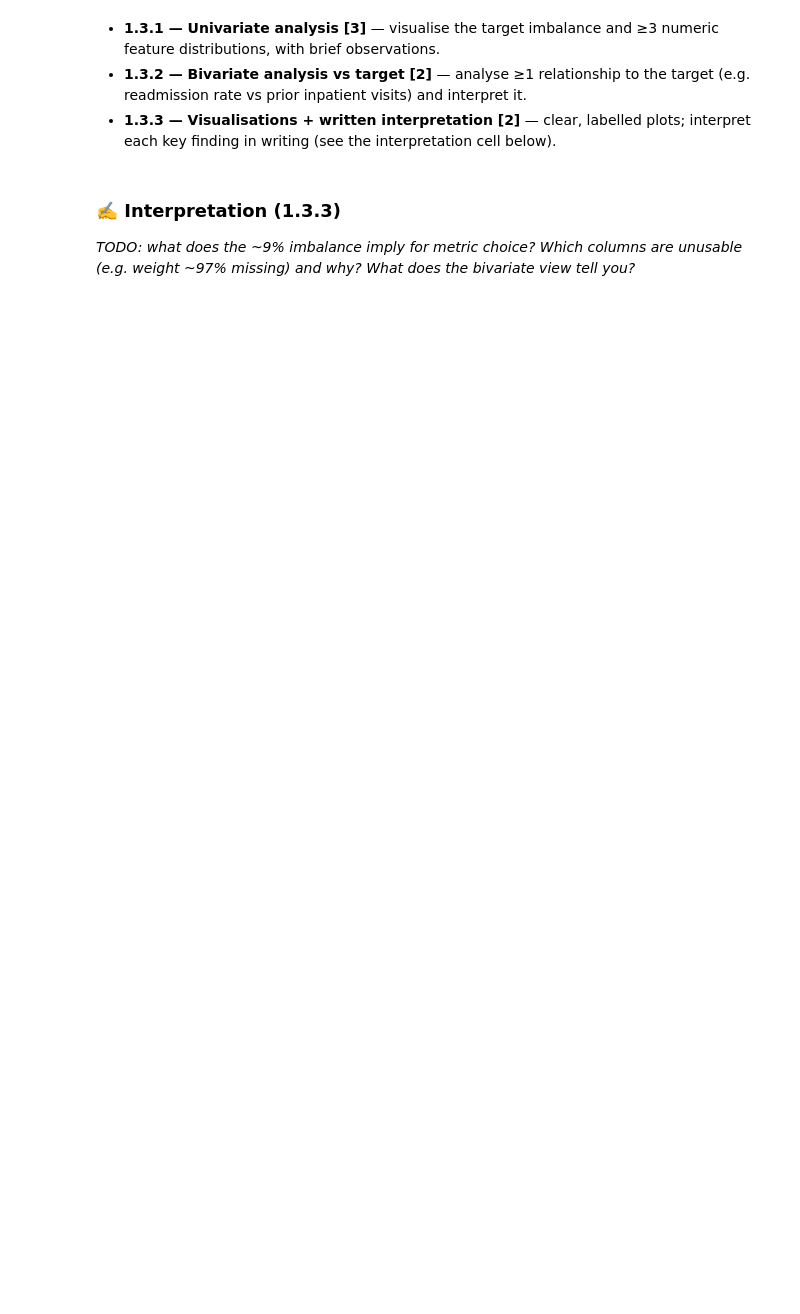
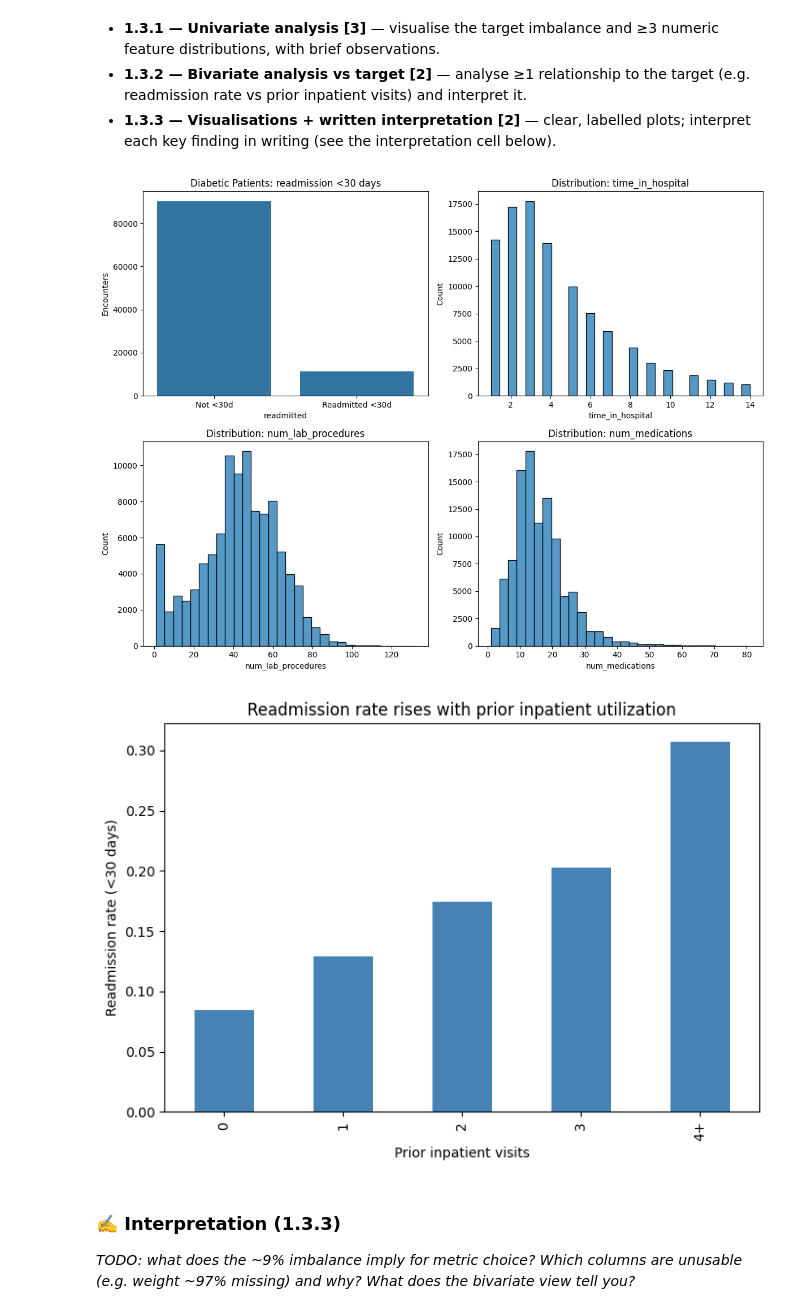
Before and after one commit to junghoona/hospital-readmission-prediction, a Jupyter notebook: Data_Preparation.ipynb, the cells around one changed output. Drawn from its saved outputs; the diff is of its cells as text; code cells hidden in the pictures; blank space fills up the shorter version.

```diff
--- a/Data_Preparation.ipynb
+++ b/Data_Preparation.ipynb
@@ -112,9 +122,39 @@ Columns removed by clean(): ['acetohexamide', 'citoglipton', 'encounter_id', 'ex
 - **1.3.2 — Bivariate analysis vs target [2]** — analyse ≥1 relationship to the target (e.g. readmission rate vs prior inpatient visits) and interpret it.
 - **1.3.3 — Visualisations + written interpretation [2]** — clear, labelled plots; interpret each key finding in writing (see the interpretation cell below).
 # %%
-# TODO 1.3.1: plot the target imbalance + >=3 numeric distributions.
-# TODO 1.3.2: plot >=1 bivariate view vs the target (e.g. readmit rate by prior inpatient visits).
-# TODO 1.3.3: ensure plots are labelled; record findings in the interpretation cell.
+# 1.3.1: plot the target imbalance + >=3 numeric distributions.
+target_labels = (raw["readmitted"] == "<30").map({True: "Readmitted <30d", False: "Not <30d"})
+numeric_feats = ["time_in_hospital", "num_lab_procedures", "num_medications", "number_diagnoses"]
+
+fig, axes = plt.subplots(2, 2, figsize=(12, 9))
+sns.countplot(x=target_labels, ax=axes[0, 0])
+axes[0, 0].set_title("Diabetic Patients: readmission <30 days")
+axes[0, 0].set_ylabel("Encounters")
+
+for ax, col in zip(axes.flat[1:], numeric_feats):
+    sns.histplot(raw[col], bins=30, ax=ax)
+    ax.set_title(f"Distribution: {col}")
+plt.tight_layout()
+plt.show()
+
+# 1.3.2: plot >=1 bivariate view vs the target (e.g. readmit rate by prior inpatient visits).
+bivar = raw.assign(target=(raw["readmitted"] == "<30").astype(int))
+bivar["prior_inpatient_visits"] = bivar["number_inpatient"].clip(upper=4)
+readmit_by_inpatient = bivar.groupby("prior_inpatient_visits")["target"].mean()
+
+fig, ax = plt.subplots(figsize=(7, 5))
+readmit_by_inpatient.plot(kind="bar", ax=ax, color="steelblue")
+ax.set_xticklabels(["0", "1", "2", "3", "4+"])
+ax.set_xlabel("Prior inpatient visits")
+ax.set_ylabel("Readmission rate (<30 days)")
+ax.set_title("Readmission rate rises with prior inpatient utilization")
+plt.tight_layout()
+plt.show()
+
+# 1.3.3: ensure plots are labelled; record findings in the interpretation cell.
+# %% [output]
+[figure, added]
+[figure, added]
 # %% [markdown]
 ### ✍️ Interpretation (1.3.3)
 *TODO: what does the ~9% imbalance imply for metric choice? Which columns are unusable (e.g. weight ~97% missing) and why? What does the bivariate view tell you?*
```
Also changed, not shown: parts of 15 cells of this notebook, 1 other file.
